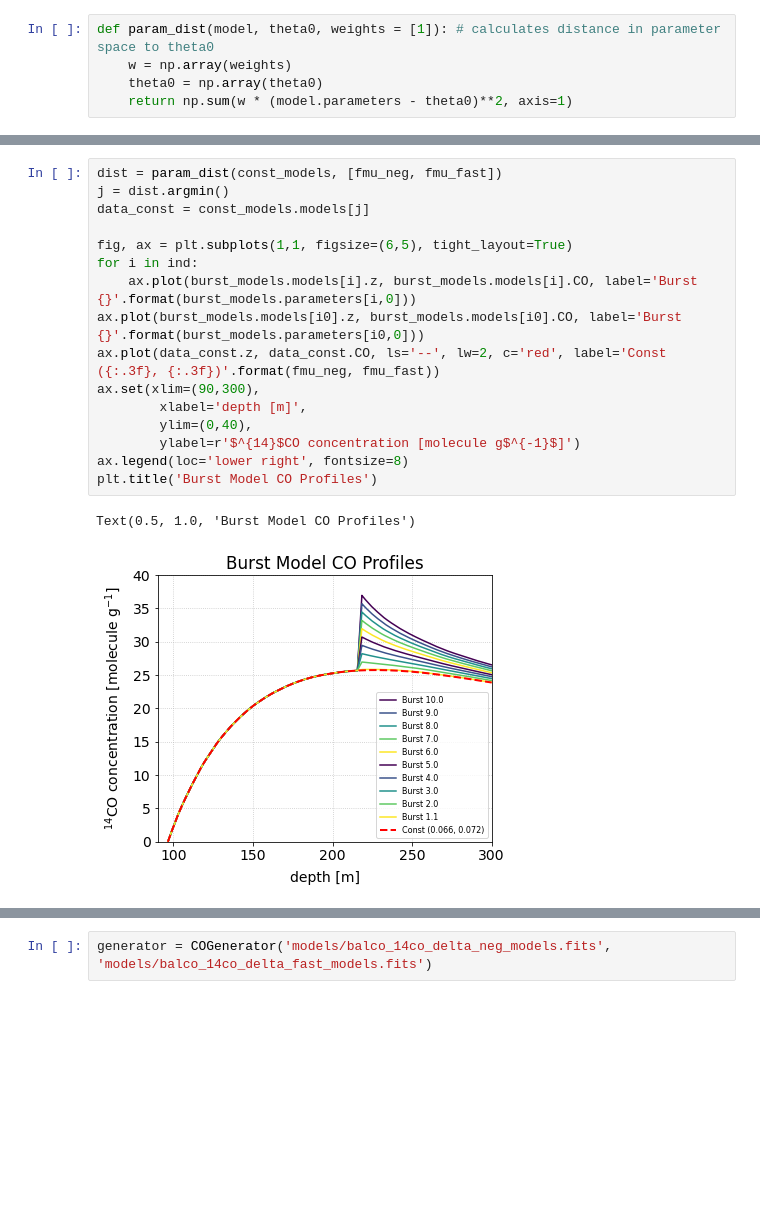
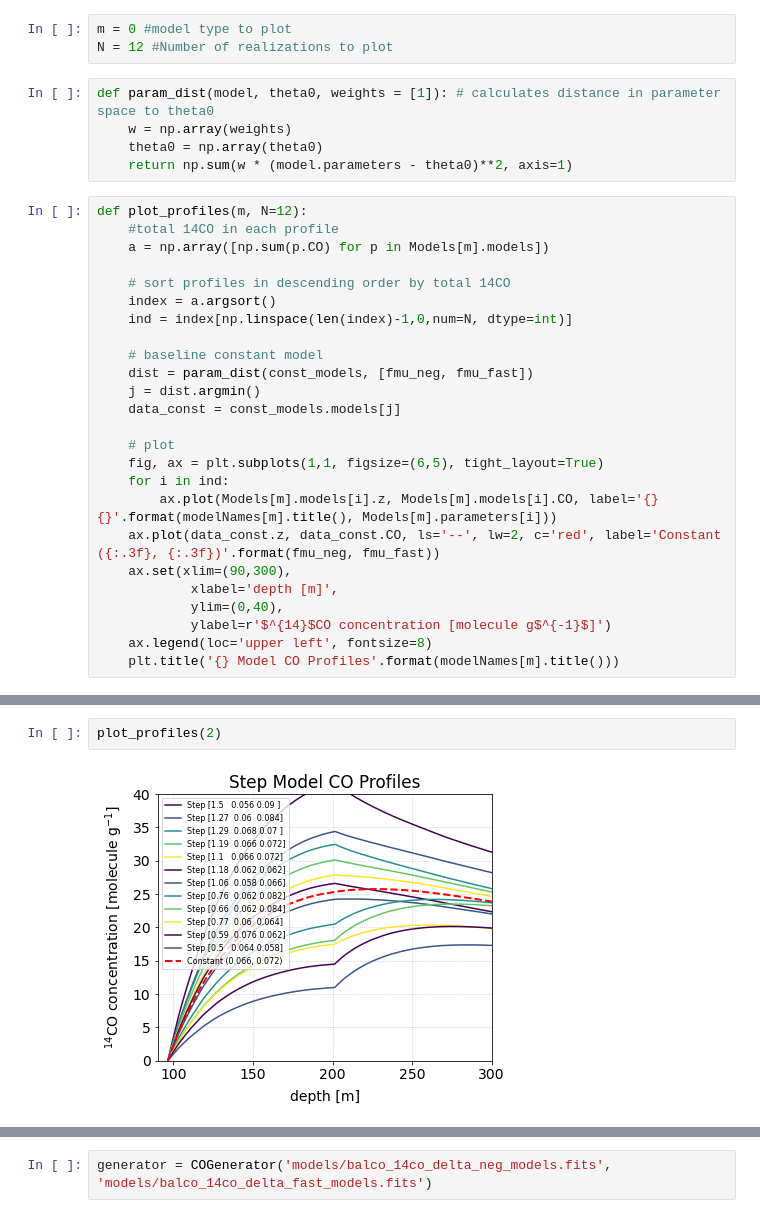
Before and after one commit to 14CO/Dome-C-Sensitivity, a Jupyter notebook: graph-maker.ipynb, the cells around one changed output, grey strips where cells are left out. Drawn from its saved outputs; the diff is of its cells as text; blank space fills up the shorter version.

Commit message:
reorganized graphs

```diff
--- a/graph-maker.ipynb
+++ b/graph-maker.ipynb
@@ -72,6 +82,34 @@ Text(0.5, 1.0, 'Constant Model f_factors')
+# %%
+m = 0 #model type to plot
+N = 12 #Number of realizations to plot
 # %%
 def param_dist(model, theta0, weights = [1]): # calculates distance in parameter space to theta0
     w = np.array(weights)
     theta0 = np.array(theta0)
     return np.sum(w * (model.parameters - theta0)**2, axis=1)
+# %%
+def plot_profiles(m, N=12):
+    #total 14CO in each profile
+    a = np.array([np.sum(p.CO) for p in Models[m].models])
+
+    # sort profiles in descending order by total 14CO
+    index = a.argsort()
+    ind = index[np.linspace(len(index)-1,0,num=N, dtype=int)]
+
+    # baseline constant model
+    dist = param_dist(const_models, [fmu_neg, fmu_fast])
+    j = dist.argmin()
+    data_const = const_models.models[j]
+
+    # plot
+    fig, ax = plt.subplots(1,1, figsize=(6,5), tight_layout=True)
+    for i in ind:
+        ax.plot(Models[m].models[i].z, Models[m].models[i].CO, label='{} {}'.format(modelNames[m].title(), Models[m].parameters[i]))
+    ax.plot(data_const.z, data_const.CO, ls='--', lw=2, c='red', label='Constant ({:.3f}, {:.3f})'.format(fmu_neg, fmu_fast))
+    ax.set(xlim=(90,300),
+            xlabel='depth [m]',
+            ylim=(0,40),
+            ylabel=r'$^{14}$CO concentration [molecule g$^{-1}$]')
+    ax.legend(loc='upper left', fontsize=8)
+    plt.title('{} Model CO Profiles'.format(modelNames[m].title()))
 # %%
@@ -93,19 +123,4 @@ i0 = a.argmin()
 # %%
-dist = param_dist(const_models, [fmu_neg, fmu_fast])
-j = dist.argmin()
-data_const = const_models.models[j]
-
-fig, ax = plt.subplots(1,1, figsize=(6,5), tight_layout=True)
-for i in ind:
-    ax.plot(burst_models.models[i].z, burst_models.models[i].CO, label='Burst {}'.format(burst_models.parameters[i,0]))
-ax.plot(burst_models.models[i0].z, burst_models.models[i0].CO, label='Burst {}'.format(burst_models.parameters[i0,0]))
-ax.plot(data_const.z, data_const.CO, ls='--', lw=2, c='red', label='Const ({:.3f}, {:.3f})'.format(fmu_neg, fmu_fast))
-ax.set(xlim=(90,300),
-        xlabel='depth [m]',
-        ylim=(0,40),
-        ylabel=r'$^{14}$CO concentration [molecule g$^{-1}$]')
-ax.legend(loc='lower right', fontsize=8)
-plt.title('Burst Model CO Profiles')
+plot_profiles(2)
 # %% [output]
-Text(0.5, 1.0, 'Burst Model CO Profiles')
-[figure, old version]
+[figure, new version]
```
Also changed, not shown: parts of 44 cells of this notebook, 4 other files.
